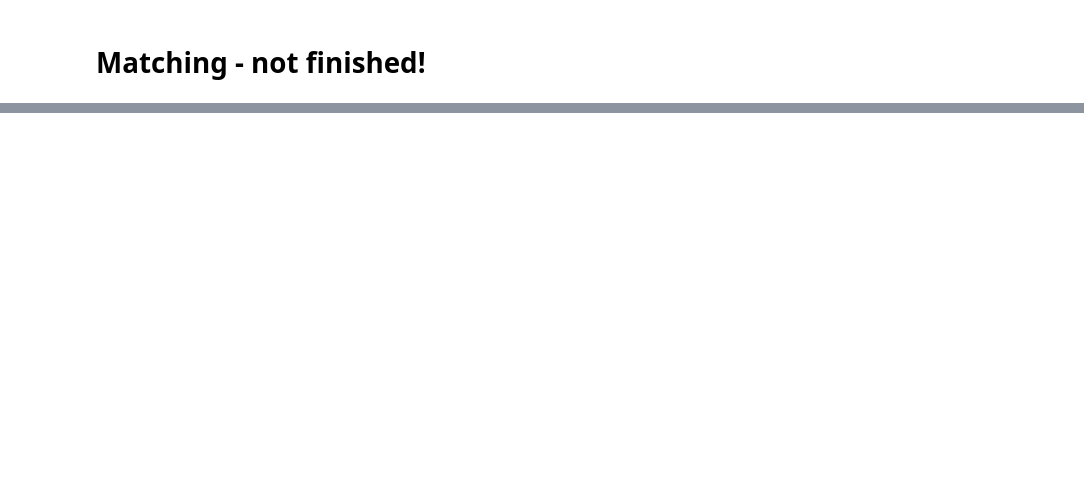
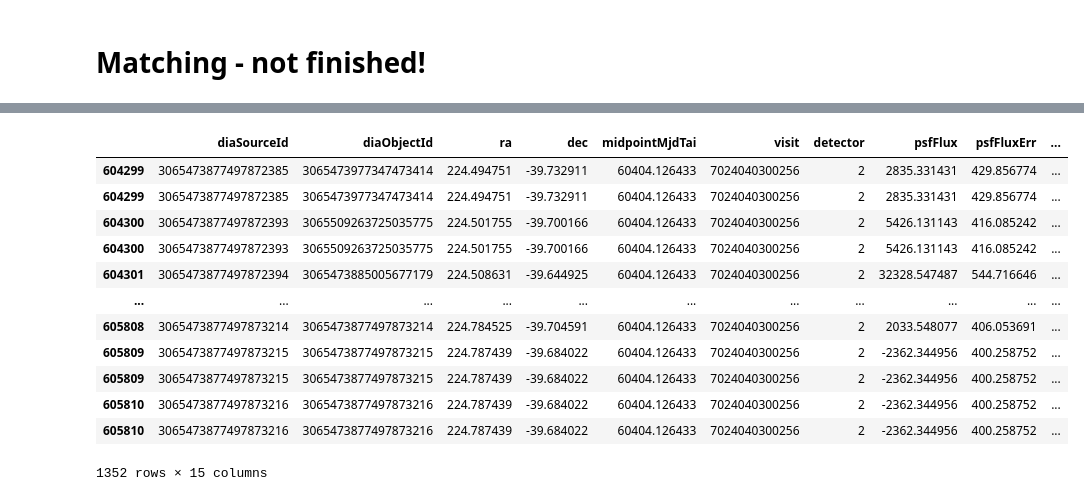
Before and after one commit to lsst-sitcom/notebooks_dia, a Jupyter notebook: Op_rehs_3_dia_truth_sprint_May13_2024.ipynb, the cells around one changed output, grey strips where cells are left out. Saved outputs shown, nothing was run; the diff lists cells and outputs as text; code cells hidden in the pictures; blank space fills up the shorter version.

```diff
--- a/Op_rehs_3_dia_truth_sprint_May13_2024.ipynb
+++ b/Op_rehs_3_dia_truth_sprint_May13_2024.ipynb
@@ -306,0 +405,15 @@ matches
+# %%
+nside=4096 # healpix nside
+maxmatch=2 # return two closest matches
+
+ra1 = np.array([224.6008403, 224.55661  , 224.5544988, 224.5594054])
+dec1 = np.array([-39.7862473, -39.7294217, -39.7279174, -39.7337939])
+
+ra2 = np.array([225.4187921 , 225.42153874, 225.33578403, 225.5175699 ])
+dec2 = np.array([-39.57820973, -39.57917677, -39.58543781, -39.57292325])
+
+radius = 1
+
+# ra,dec,radius in degrees
+matches = smatch.match(ra1, dec1, radius, ra2, dec2,
+                       nside=nside, maxmatch=maxmatch)
@@ -306,0 +536,16 @@ matches
+# %%
+src_single_visit_det.iloc[matches['i1']]
+# %% [output]
+|  | diaSourceId | diaObjectId | ra | dec | midpointMjdTai | visit | detector | psfFlux | psfFluxErr | ... |
+| 604299 | 3065473877497872385 | 3065473977347473414 | 224.494751 | -39.732911 | 60404.126433 | 7024040300256 | 2 | 2835.331431 | 429.856774 | ... |
+| 604299 | 3065473877497872385 | 3065473977347473414 | 224.494751 | -39.732911 | 60404.126433 | 7024040300256 | 2 | 2835.331431 | 429.856774 | ... |
+| 604300 | 3065473877497872393 | 3065509263725035775 | 224.501755 | -39.700166 | 60404.126433 | 7024040300256 | 2 | 5426.131143 | 416.085242 | ... |
+| 604300 | 3065473877497872393 | 3065509263725035775 | 224.501755 | -39.700166 | 60404.126433 | 7024040300256 | 2 | 5426.131143 | 416.085242 | ... |
+| 604301 | 3065473877497872394 | 3065473885005677179 | 224.508631 | -39.644925 | 60404.126433 | 7024040300256 | 2 | 32328.547487 | 544.716646 | ... |
+| ... | ... | ... | ... | ... | ... | ... | ... | ... | ... | ... |
+| 605808 | 3065473877497873214 | 3065473877497873214 | 224.784525 | -39.704591 | 60404.126433 | 7024040300256 | 2 | 2033.548077 | 406.053691 | ... |
+| 605809 | 3065473877497873215 | 3065473877497873215 | 224.787439 | -39.684022 | 60404.126433 | 7024040300256 | 2 | -2362.344956 | 400.258752 | ... |
+| 605809 | 3065473877497873215 | 3065473877497873215 | 224.787439 | -39.684022 | 60404.126433 | 7024040300256 | 2 | -2362.344956 | 400.258752 | ... |
+| 605810 | 3065473877497873216 | 3065473877497873216 | 224.787439 | -39.684022 | 60404.126433 | 7024040300256 | 2 | -2362.344956 | 400.258752 | ... |
+| 605810 | 3065473877497873216 | 3065473877497873216 | 224.787439 | -39.684022 | 60404.126433 | 7024040300256 | 2 | -2362.344956 | 400.258752 | ... |
+1352 rows × 15 columns
```
Also changed, not shown: parts of 36 cells of this notebook.
